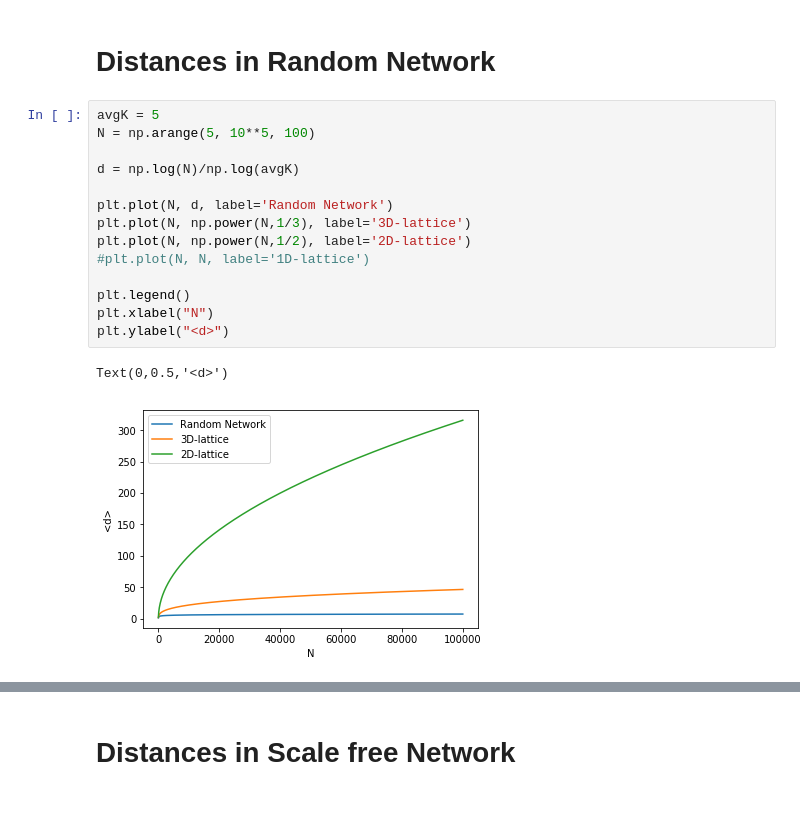
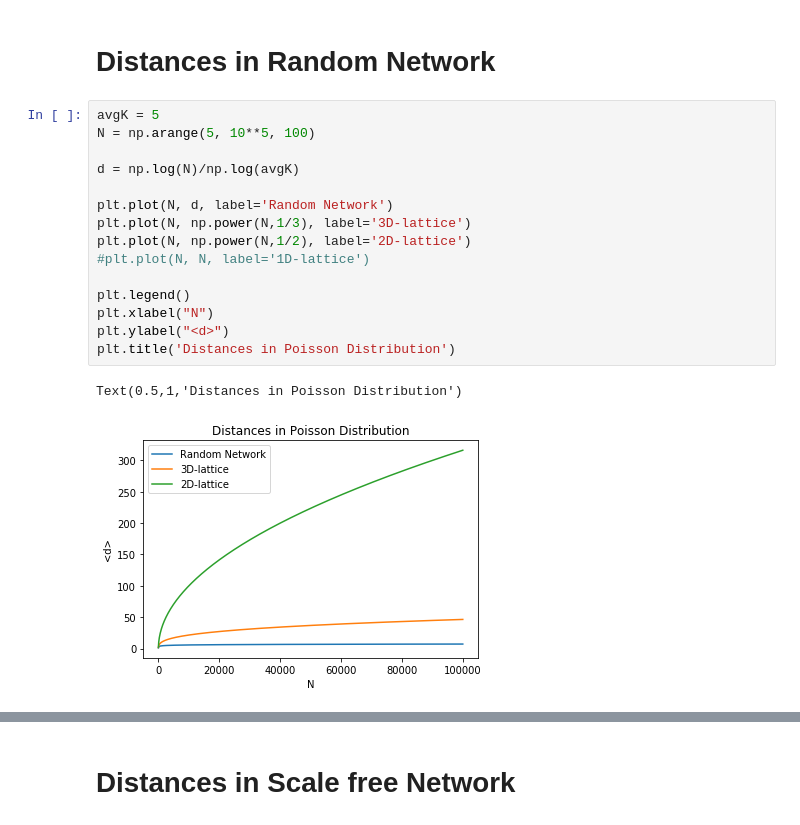
Before and after one commit to anuradha9712/Network-Science, a Jupyter notebook: Scale-vs-Random-Network.ipynb, the cells around one changed output, grey strips where cells are left out. Cells and saved outputs as stored; diff of their text form.

```diff
--- a/Scale-vs-Random-Network.ipynb
+++ b/Scale-vs-Random-Network.ipynb
@@ -82,20 +88,21 @@ Text(0,0.5,'log Pk')
 # %%
 avgK = 5
 N = np.arange(5, 10**5, 100)
 
 d = np.log(N)/np.log(avgK)
 
 plt.plot(N, d, label='Random Network')
 plt.plot(N, np.power(N,1/3), label='3D-lattice')
 plt.plot(N, np.power(N,1/2), label='2D-lattice')
 #plt.plot(N, N, label='1D-lattice')
 
 plt.legend()
 plt.xlabel("N")
 plt.ylabel("<d>")
+plt.title('Distances in Poisson Distribution')
 # %% [output]
-Text(0,0.5,'<d>')
+Text(0.5,1,'Distances in Poisson Distribution')
-[figure, old version]
+[figure, new version]
 # %%
 avgK = 5
 N = np.arange(2, 10**5, 100)
```
Also changed, not shown: parts of 6 cells of this notebook.
